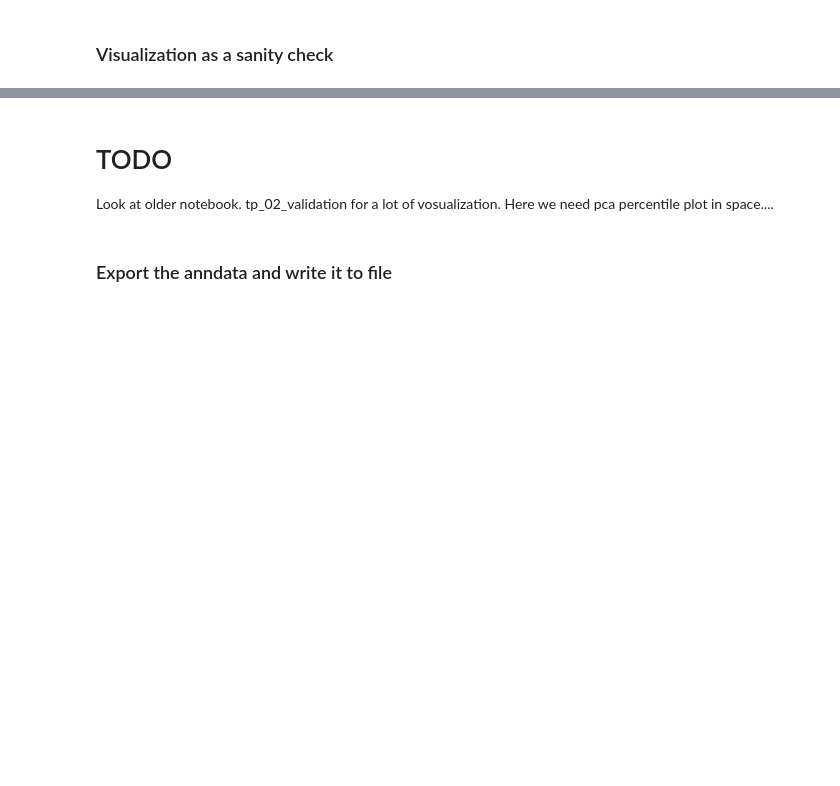
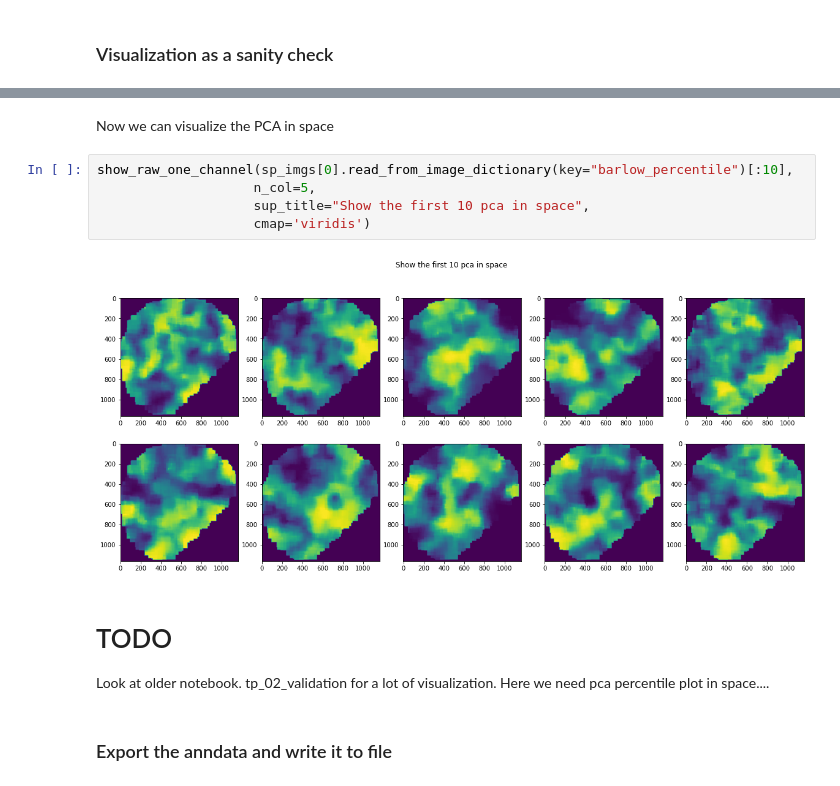
Before and after one commit to broadinstitute/tissue_purifier, a Jupyter notebook: notebooks/notebook2.ipynb, the cells around one changed output, grey strips where cells are left out. Drawn from its saved outputs; the diff is of its cells as text; blank space fills up the shorter version.

```diff
--- a/notebooks/notebook2.ipynb
+++ b/notebooks/notebook2.ipynb
@@ -268,7 +326,16 @@ plt.imshow(sp_imgs[0].image_properties_dict["barlow"][0])
+# %% [markdown]
+Now we can visualize the PCA in space
+# %%
+show_raw_one_channel(sp_imgs[0].read_from_image_dictionary(key="barlow_percentile")[:10],
+                    n_col=5,
+                    sup_title="Show the first 10 pca in space",
+                    cmap='viridis')
+# %% [output]
+[figure, added]
 # %% [markdown]
 # TODO
 
-Look at older notebook. tp_02_validation for a lot of vosualization.
+Look at older notebook. tp_02_validation for a lot of visualization.
 Here we need pca percentile plot in space....
 # %% [markdown]
 ### Export the anndata and write it to file
```
Also changed, not shown: parts of 29 cells of this notebook, 3 other files.
